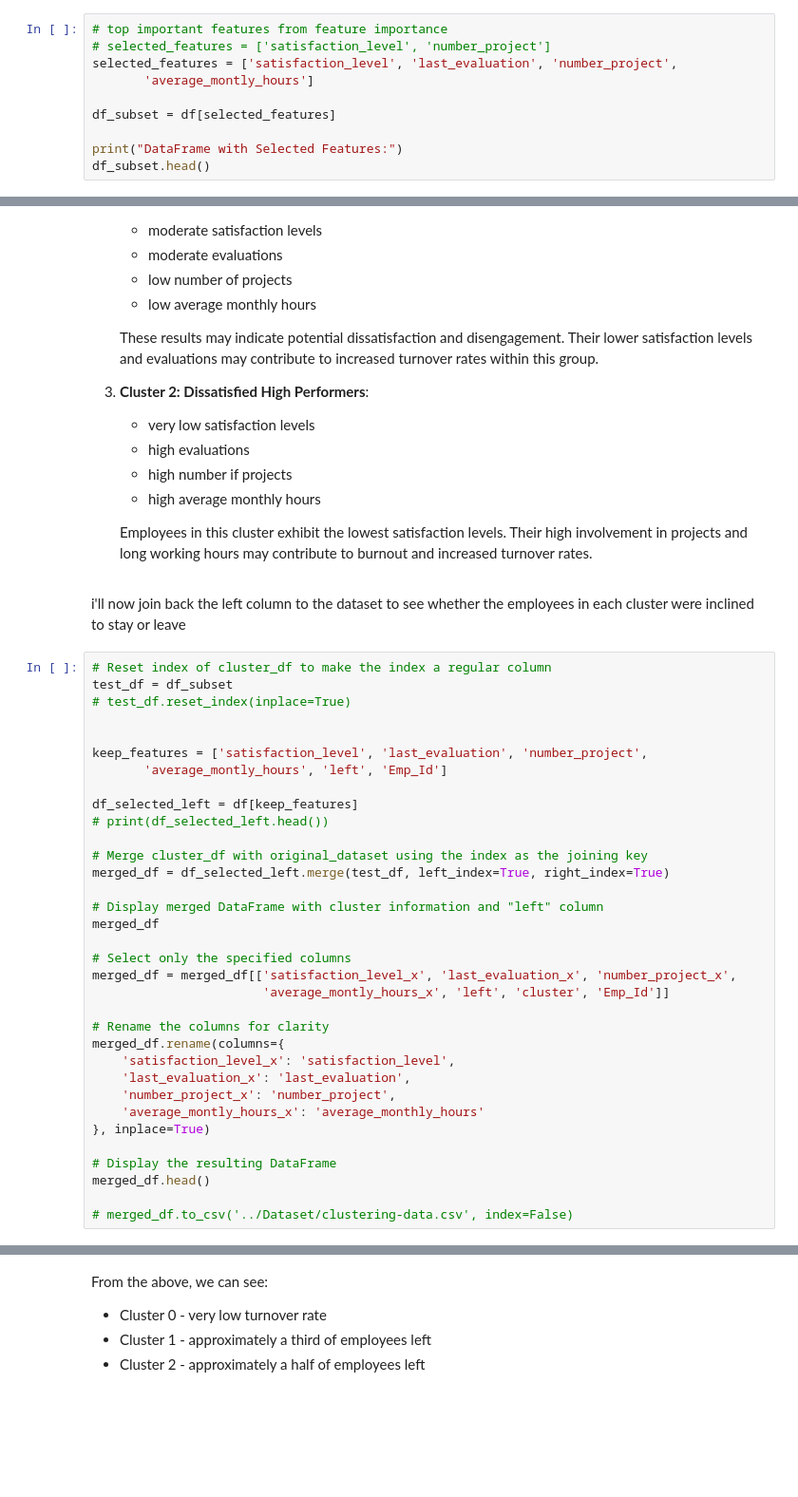
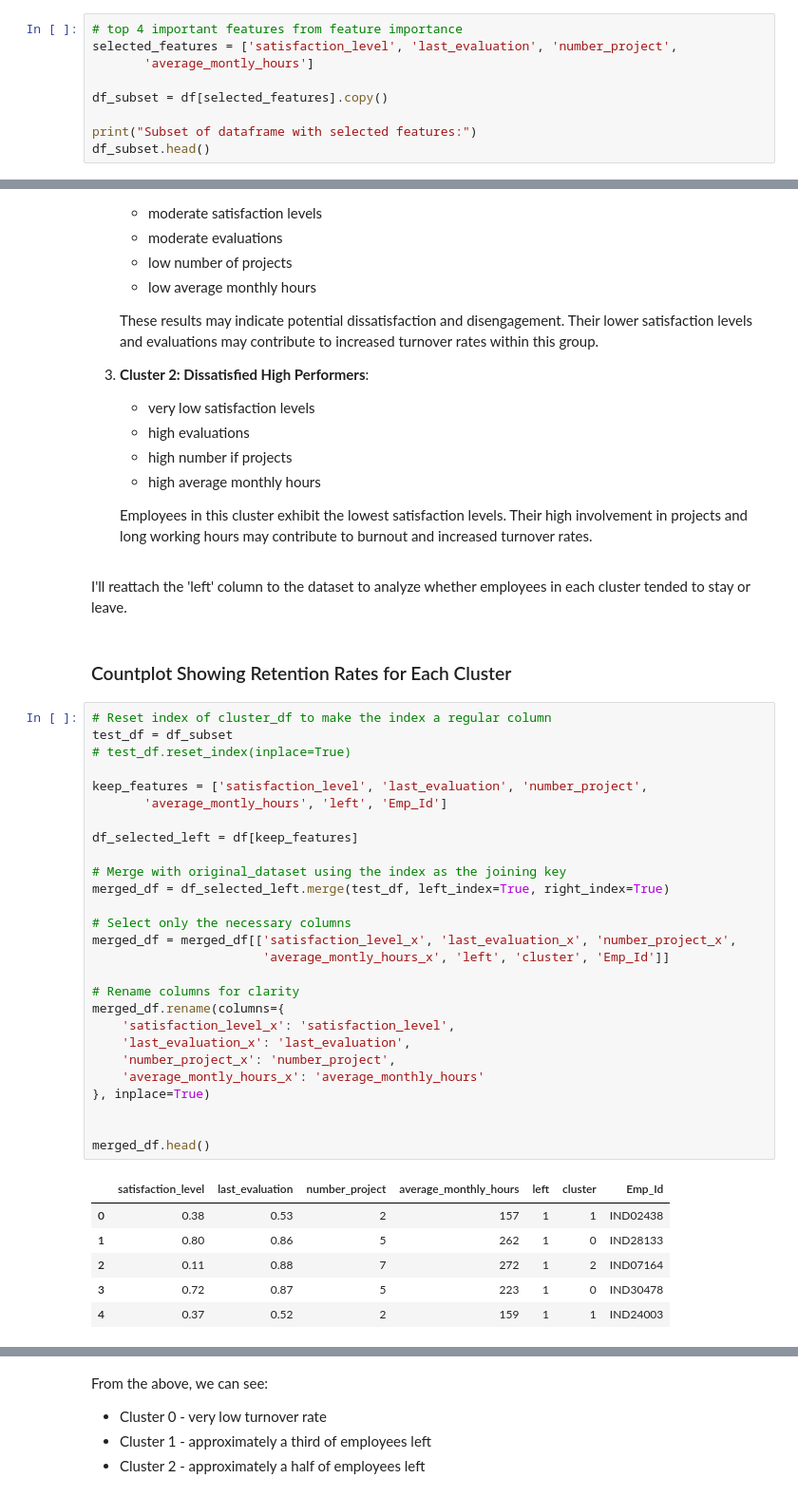
Before and after one commit to BigDataAnalytics-Group-B/comp3610-Project-Group-B, a Jupyter notebook: ProjectFiles/Notebooks/employee_clustering.ipynb, the cells around one changed output, grey strips where cells are left out. Shown at 95% size. Drawn from its saved outputs; the diff is of its cells as text; blank space fills up the shorter version.

```diff
--- a/ProjectFiles/Notebooks/employee_clustering.ipynb
+++ b/ProjectFiles/Notebooks/employee_clustering.ipynb
@@ -113,11 +98,10 @@ A pairplot is a grid of scatterplots showing the relationship between pairs of v
 # %%
-# top important features from feature importance
-# selected_features = ['satisfaction_level', 'number_project']
+# top 4 important features from feature importance
 selected_features = ['satisfaction_level', 'last_evaluation', 'number_project',
        'average_montly_hours']
 
-df_subset = df[selected_features]
+df_subset = df[selected_features].copy()
 
-print("DataFrame with Selected Features:")
+print("Subset of dataframe with selected features:")
 df_subset.head()
 # %% [output]
@@ -293,41 +254,43 @@ From the above, we can make the following takeaways for each cluster.
 
    Employees in this cluster exhibit the lowest satisfaction levels. Their high involvement in projects and long working hours may contribute to burnout and increased turnover rates.
 # %% [markdown]
-i'll now join back the left column to the dataset to see whether the employees in each cluster were inclined to stay or leave
+I'll reattach the 'left' column to the dataset to analyze whether employees in each cluster tended to stay or leave.
+# %% [markdown]
+### Countplot Showing Retention Rates for Each Cluster
 # %%
 # Reset index of cluster_df to make the index a regular column
 test_df = df_subset
 # test_df.reset_index(inplace=True)
 
-
 keep_features = ['satisfaction_level', 'last_evaluation', 'number_project',
        'average_montly_hours', 'left', 'Emp_Id']
 
 df_selected_left = df[keep_features]
-# print(df_selected_left.head())
 
-# Merge cluster_df with original_dataset using the index as the joining key
+# Merge with original_dataset using the index as the joining key
 merged_df = df_selected_left.merge(test_df, left_index=True, right_index=True)
 
-# Display merged DataFrame with cluster information and "left" column
-merged_df
-
-# Select only the specified columns
+# Select only the necessary columns
 merged_df = merged_df[['satisfaction_level_x', 'last_evaluation_x', 'number_project_x',
                        'average_montly_hours_x', 'left', 'cluster', 'Emp_Id']]
 
-# Rename the columns for clarity
+# Rename columns for clarity
 merged_df.rename(columns={
     'satisfaction_level_x': 'satisfaction_level',
     'last_evaluation_x': 'last_evaluation',
     'number_project_x': 'number_project',
     'average_montly_hours_x': 'average_monthly_hours'
 }, inplace=True)
 
-# Display the resulting DataFrame
+
 merged_df.head()
-
-# merged_df.to_csv('../Dataset/clustering-data.csv', index=False)
+# %% [output]
+|  | satisfaction_level | last_evaluation | number_project | average_monthly_hours | left | cluster | Emp_Id |
+| 0 | 0.38 | 0.53 | 2 | 157 | 1 | 1 | IND02438 |
+| 1 | 0.80 | 0.86 | 5 | 262 | 1 | 0 | IND28133 |
+| 2 | 0.11 | 0.88 | 7 | 272 | 1 | 2 | IND07164 |
+| 3 | 0.72 | 0.87 | 5 | 223 | 1 | 0 | IND30478 |
+| 4 | 0.37 | 0.52 | 2 | 159 | 1 | 1 | IND24003 |
 # %%
 # Group the data by 'cluster' and 'left', and count the number of employees in each group
 cluster_left_counts = merged_df.groupby(['cluster', 'left']).size().unstack()
```
Also changed, not shown: parts of 27 cells of this notebook.
